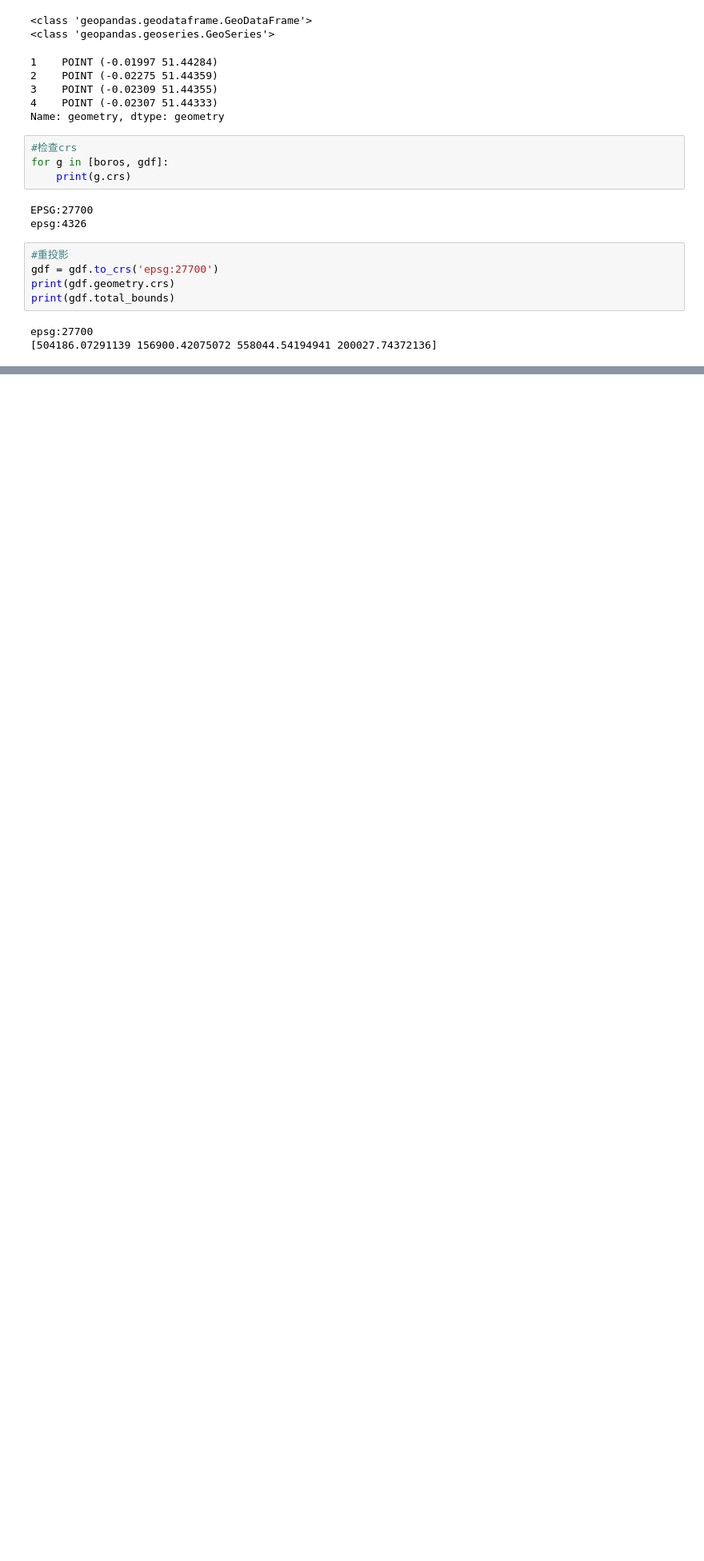
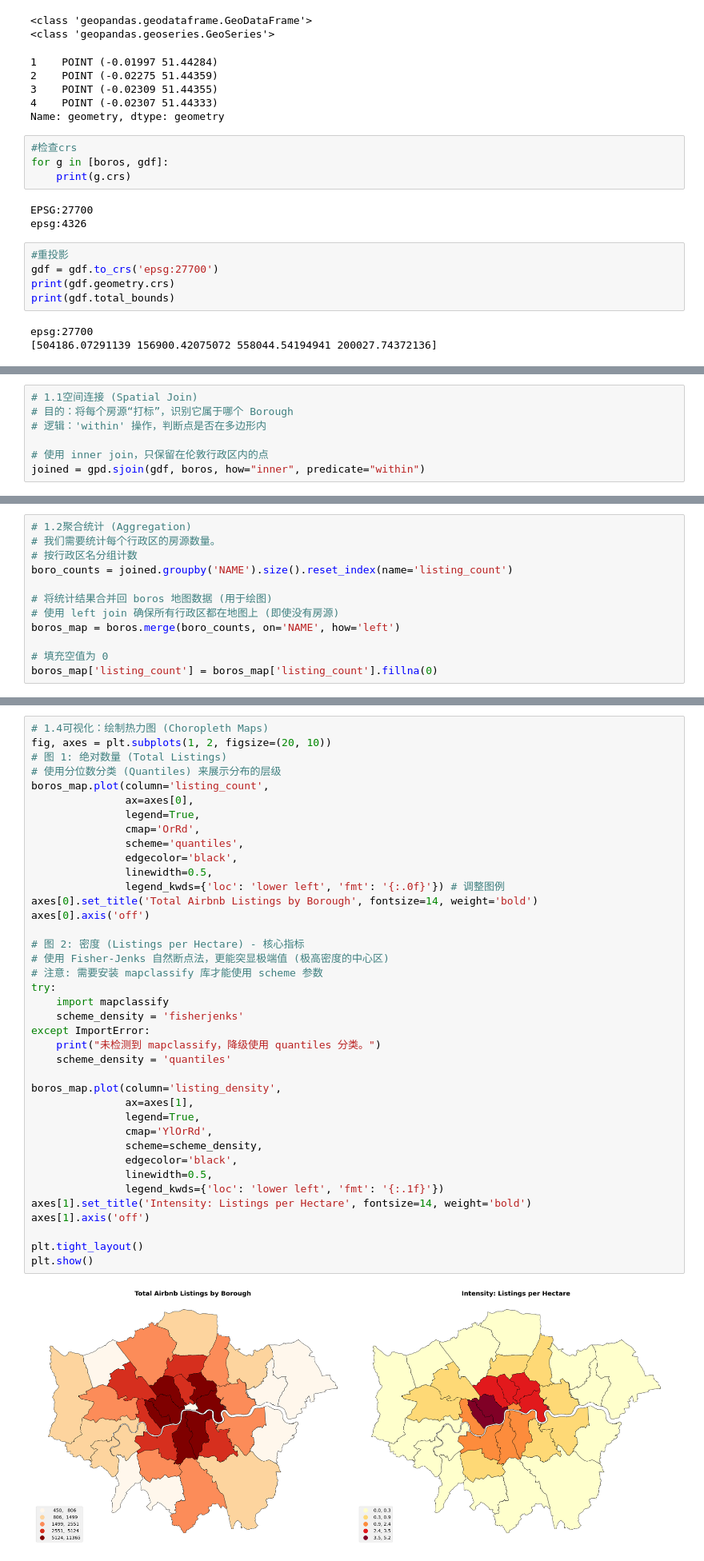
Before and after one commit to yjzhou217/The-Universe-s-Premier-F, a Jupyter notebook: code-draft.ipynb, the cells around one changed output, grey strips where cells are left out. Shown at 80% size. Saved outputs shown, nothing was run; the diff lists cells and outputs as text; blank space fills up the shorter version.

Commit message:
Resolve notebook merge conflict (keep local version)

```diff
--- a/code-draft.ipynb
+++ b/code-draft.ipynb
@@ -470,0 +475,7 @@ ax.set_title("Plot of Natural Log of Nightly Price for Airbnb Listings (Outliers
+# %%
+# 1.1空间连接 (Spatial Join)
+# 目的：将每个房源“打标”，识别它属于哪个 Borough
+# 逻辑：'within' 操作，判断点是否在多边形内
+
+# 使用 inner join，只保留在伦敦行政区内的点
+joined = gpd.sjoin(gdf, boros, how="inner", predicate="within")
@@ -470,0 +484,12 @@ ax.set_title("Plot of Natural Log of Nightly Price for Airbnb Listings (Outliers
+# %%
+# 1.2聚合统计 (Aggregation)
+# 我们需要统计每个行政区的房源数量。
+# 按行政区名分组计数
+boro_counts = joined.groupby('NAME').size().reset_index(name='listing_count')
+
+# 将统计结果合并回 boros 地图数据 (用于绘图)
+# 使用 left join 确保所有行政区都在地图上 (即使没有房源)
+boros_map = boros.merge(boro_counts, on='NAME', how='left')
+
+# 填充空值为 0
+boros_map['listing_count'] = boros_map['listing_count'].fillna(0)
@@ -470,0 +539,41 @@ ax.set_title("Plot of Natural Log of Nightly Price for Airbnb Listings (Outliers
+# %%
+# 1.4可视化：绘制热力图 (Choropleth Maps)
+fig, axes = plt.subplots(1, 2, figsize=(20, 10))
+# 图 1: 绝对数量 (Total Listings)
+# 使用分位数分类 (Quantiles) 来展示分布的层级
+boros_map.plot(column='listing_count',
+               ax=axes[0],
+               legend=True,
+               cmap='OrRd',
+               scheme='quantiles',
+               edgecolor='black',
+               linewidth=0.5,
+               legend_kwds={'loc': 'lower left', 'fmt': '{:.0f}'}) # 调整图例
+axes[0].set_title('Total Airbnb Listings by Borough', fontsize=14, weight='bold')
+axes[0].axis('off')
+
+# 图 2: 密度 (Listings per Hectare) - 核心指标
+# 使用 Fisher-Jenks 自然断点法，更能突显极端值 (极高密度的中心区)
+# 注意: 需要安装 mapclassify 库才能使用 scheme 参数
+try:
+    import mapclassify
+    scheme_density = 'fisherjenks'
+except ImportError:
+    print("未检测到 mapclassify，降级使用 quantiles 分类。")
+    scheme_density = 'quantiles'
+
+boros_map.plot(column='listing_density',
+               ax=axes[1],
+               legend=True,
+               cmap='YlOrRd',
+               scheme=scheme_density,
+               edgecolor='black',
+               linewidth=0.5,
+               legend_kwds={'loc': 'lower left', 'fmt': '{:.1f}'})
+axes[1].set_title('Intensity: Listings per Hectare', fontsize=14, weight='bold')
+axes[1].axis('off')
+
+plt.tight_layout()
+plt.show()
+# %% [output]
+[figure, added]
```
Also changed, not shown: parts of 15 cells of this notebook, 1 other file.
